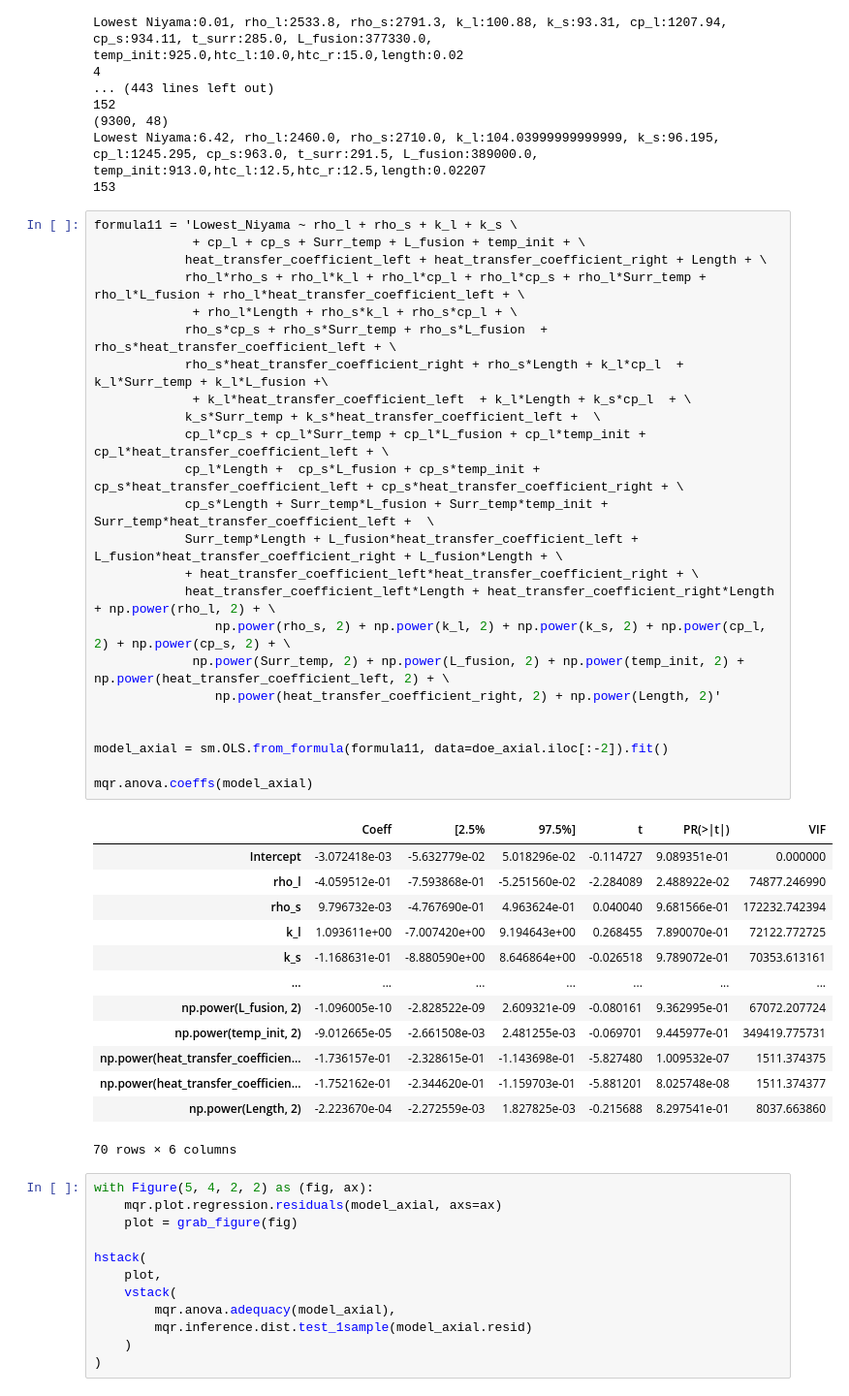
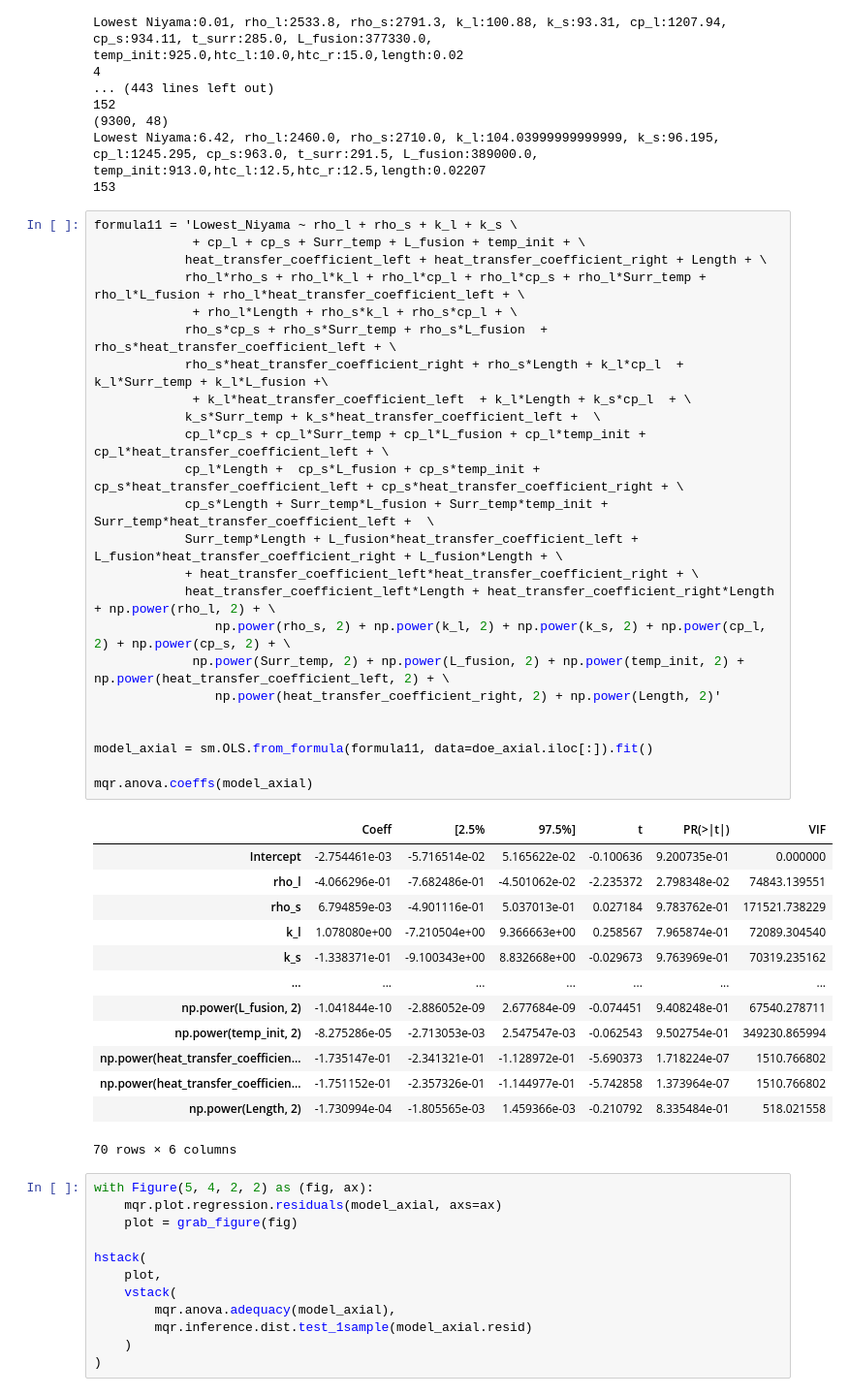
Before and after one commit to radhikrammohan/1D_HT_Pinn, a Jupyter notebook: Data-prep/DOE/1D_HT_DOEmtab.ipynb, the cells around one changed output. Shown at 97% size. Saved outputs shown, nothing was run; the diff lists cells and outputs as text.

```diff
--- a/Data-prep/DOE/1D_HT_DOEmtab.ipynb
+++ b/Data-prep/DOE/1D_HT_DOEmtab.ipynb
@@ -350,40 +350,40 @@ Lowest Niyama:6.42, rho_l:2460.0, rho_s:2710.0, k_l:104.03999999999999, k_s:96.1
 # %%
 formula11 = 'Lowest_Niyama ~ rho_l + rho_s + k_l + k_s \
              + cp_l + cp_s + Surr_temp + L_fusion + temp_init + \
             heat_transfer_coefficient_left + heat_transfer_coefficient_right + Length + \
             rho_l*rho_s + rho_l*k_l + rho_l*cp_l + rho_l*cp_s + rho_l*Surr_temp + rho_l*L_fusion + rho_l*heat_transfer_coefficient_left + \
              + rho_l*Length + rho_s*k_l + rho_s*cp_l + \
             rho_s*cp_s + rho_s*Surr_temp + rho_s*L_fusion  + rho_s*heat_transfer_coefficient_left + \
             rho_s*heat_transfer_coefficient_right + rho_s*Length + k_l*cp_l  + k_l*Surr_temp + k_l*L_fusion +\
              + k_l*heat_transfer_coefficient_left  + k_l*Length + k_s*cp_l  + \
             k_s*Surr_temp + k_s*heat_transfer_coefficient_left +  \
             cp_l*cp_s + cp_l*Surr_temp + cp_l*L_fusion + cp_l*temp_init + cp_l*heat_transfer_coefficient_left + \
             cp_l*Length +  cp_s*L_fusion + cp_s*temp_init + cp_s*heat_transfer_coefficient_left + cp_s*heat_transfer_coefficient_right + \
             cp_s*Length + Surr_temp*L_fusion + Surr_temp*temp_init + Surr_temp*heat_transfer_coefficient_left +  \
             Surr_temp*Length + L_fusion*heat_transfer_coefficient_left + L_fusion*heat_transfer_coefficient_right + L_fusion*Length + \
             + heat_transfer_coefficient_left*heat_transfer_coefficient_right + \
             heat_transfer_coefficient_left*Length + heat_transfer_coefficient_right*Length + np.power(rho_l, 2) + \
                 np.power(rho_s, 2) + np.power(k_l, 2) + np.power(k_s, 2) + np.power(cp_l, 2) + np.power(cp_s, 2) + \
              np.power(Surr_temp, 2) + np.power(L_fusion, 2) + np.power(temp_init, 2) + np.power(heat_transfer_coefficient_left, 2) + \
                 np.power(heat_transfer_coefficient_right, 2) + np.power(Length, 2)'
 
 
-model_axial = sm.OLS.from_formula(formula11, data=doe_axial.iloc[:-2]).fit()
+model_axial = sm.OLS.from_formula(formula11, data=doe_axial.iloc[:]).fit()
 
 mqr.anova.coeffs(model_axial)
 # %% [output]
 |  | Coeff | [2.5% | 97.5%] | t | PR(>|t|) | VIF |
-| Intercept | -3.072418e-03 | -5.632779e-02 | 5.018296e-02 | -0.114727 | 9.089351e-01 | 0.000000 |
-| rho_l | -4.059512e-01 | -7.593868e-01 | -5.251560e-02 | -2.284089 | 2.488922e-02 | 74877.246990 |
-| rho_s | 9.796732e-03 | -4.767690e-01 | 4.963624e-01 | 0.040040 | 9.681566e-01 | 172232.742394 |
-| k_l | 1.093611e+00 | -7.007420e+00 | 9.194643e+00 | 0.268455 | 7.890070e-01 | 72122.772725 |
-| k_s | -1.168631e-01 | -8.880590e+00 | 8.646864e+00 | -0.026518 | 9.789072e-01 | 70353.613161 |
+| Intercept | -2.754461e-03 | -5.716514e-02 | 5.165622e-02 | -0.100636 | 9.200735e-01 | 0.000000 |
+| rho_l | -4.066296e-01 | -7.682486e-01 | -4.501062e-02 | -2.235372 | 2.798348e-02 | 74843.139551 |
+| rho_s | 6.794859e-03 | -4.901116e-01 | 5.037013e-01 | 0.027184 | 9.783762e-01 | 171521.738229 |
+| k_l | 1.078080e+00 | -7.210504e+00 | 9.366663e+00 | 0.258567 | 7.965874e-01 | 72089.304540 |
+| k_s | -1.338371e-01 | -9.100343e+00 | 8.832668e+00 | -0.029673 | 9.763969e-01 | 70319.235162 |
 | ... | ... | ... | ... | ... | ... | ... |
-| np.power(L_fusion, 2) | -1.096005e-10 | -2.828522e-09 | 2.609321e-09 | -0.080161 | 9.362995e-01 | 67072.207724 |
-| np.power(temp_init, 2) | -9.012665e-05 | -2.661508e-03 | 2.481255e-03 | -0.069701 | 9.445977e-01 | 349419.775731 |
-| np.power(heat_transfer_coefficien... | -1.736157e-01 | -2.328615e-01 | -1.143698e-01 | -5.827480 | 1.009532e-07 | 1511.374375 |
-| np.power(heat_transfer_coefficien... | -1.752162e-01 | -2.344620e-01 | -1.159703e-01 | -5.881201 | 8.025748e-08 | 1511.374377 |
-| np.power(Length, 2) | -2.223670e-04 | -2.272559e-03 | 1.827825e-03 | -0.215688 | 8.297541e-01 | 8037.663860 |
+| np.power(L_fusion, 2) | -1.041844e-10 | -2.886052e-09 | 2.677684e-09 | -0.074451 | 9.408248e-01 | 67540.278711 |
+| np.power(temp_init, 2) | -8.275286e-05 | -2.713053e-03 | 2.547547e-03 | -0.062543 | 9.502754e-01 | 349230.865994 |
+| np.power(heat_transfer_coefficien... | -1.735147e-01 | -2.341321e-01 | -1.128972e-01 | -5.690373 | 1.718224e-07 | 1510.766802 |
+| np.power(heat_transfer_coefficien... | -1.751152e-01 | -2.357326e-01 | -1.144977e-01 | -5.742858 | 1.373964e-07 | 1510.766802 |
+| np.power(Length, 2) | -1.730994e-04 | -1.805565e-03 | 1.459366e-03 | -0.210792 | 8.335484e-01 | 518.021558 |
 70 rows × 6 columns
 # %%
 with Figure(5, 4, 2, 2) as (fig, ax):
```
Also changed, not shown: parts of 9 cells of this notebook, 3 other files.
